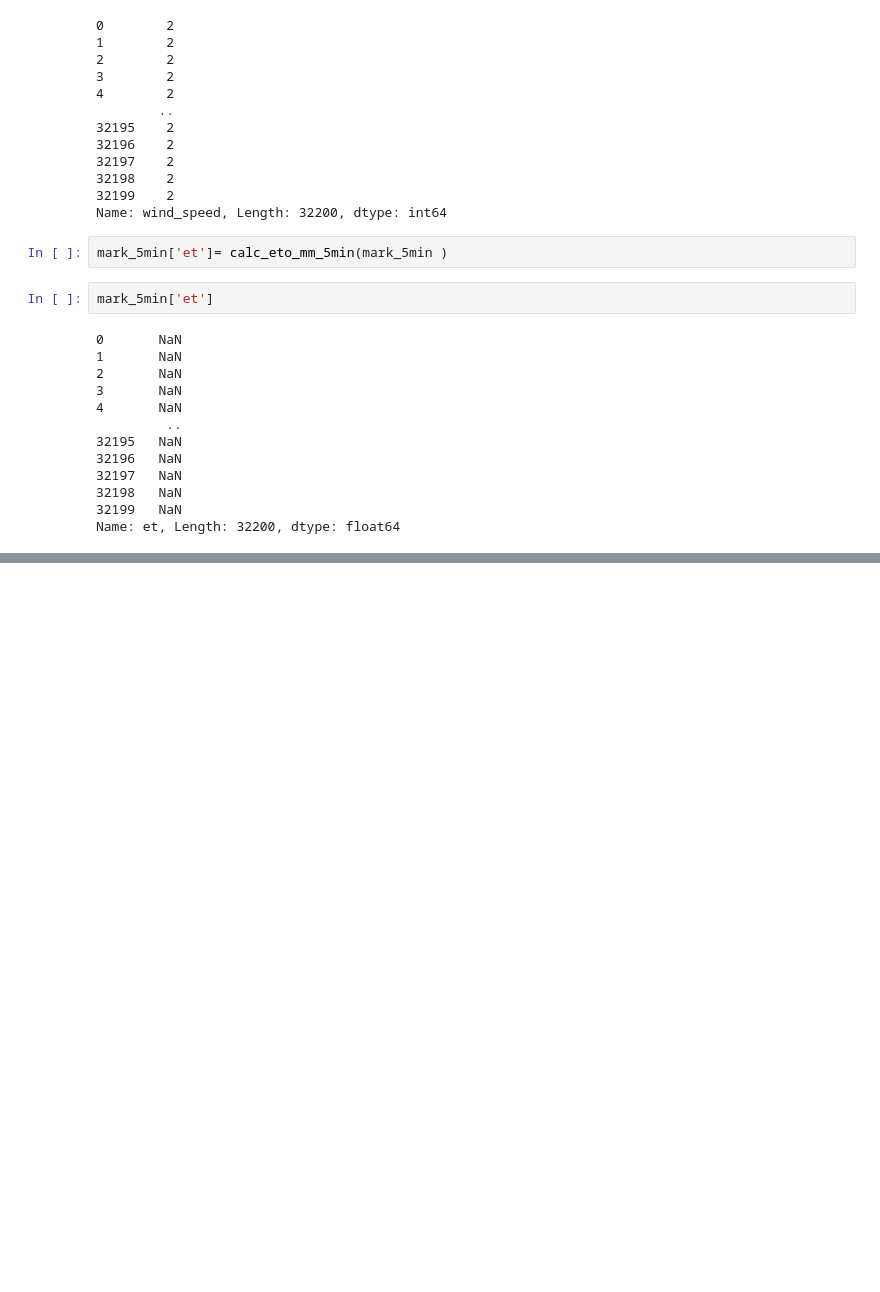
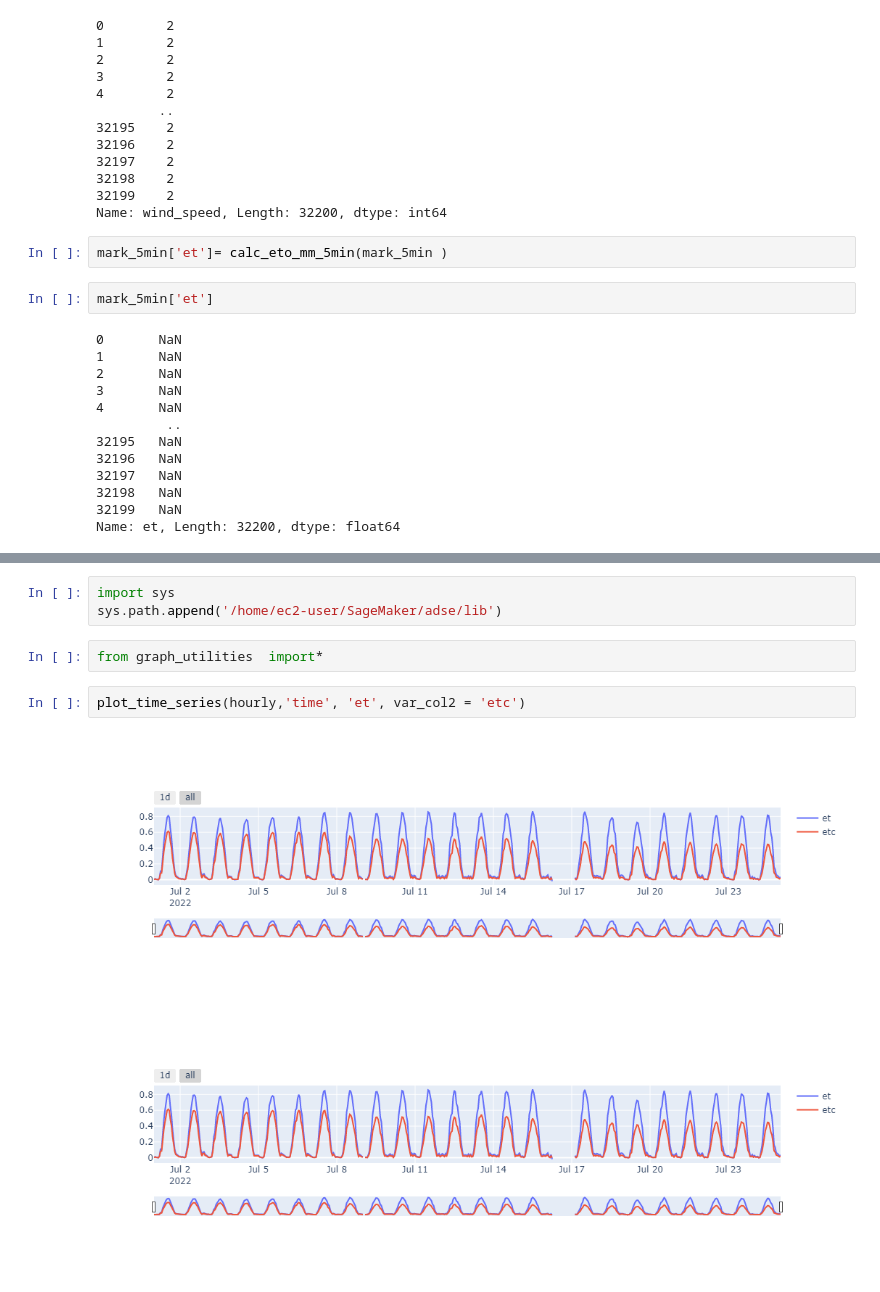
Before and after one commit to Arable/data-check, a Jupyter notebook: ET_bug.ipynb, the cells around one changed output, grey strips where cells are left out. Drawn from its saved outputs; the diff is of its cells as text; blank space fills up the shorter version.

```diff
--- a/ET_bug.ipynb
+++ b/ET_bug.ipynb
@@ -565,0 +586,10 @@ Name: et, Length: 32200, dtype: float64
+# %%
+import sys
+sys.path.append('/home/ec2-user/SageMaker/adse/lib')
+# %%
+from graph_utilities  import*
+# %%
+plot_time_series(hourly,'time', 'et', var_col2 = 'etc')
+# %% [output]
+[figure, added]
+[figure, added]
```
Also changed, not shown: parts of 7 cells of this notebook, 7 other files.
